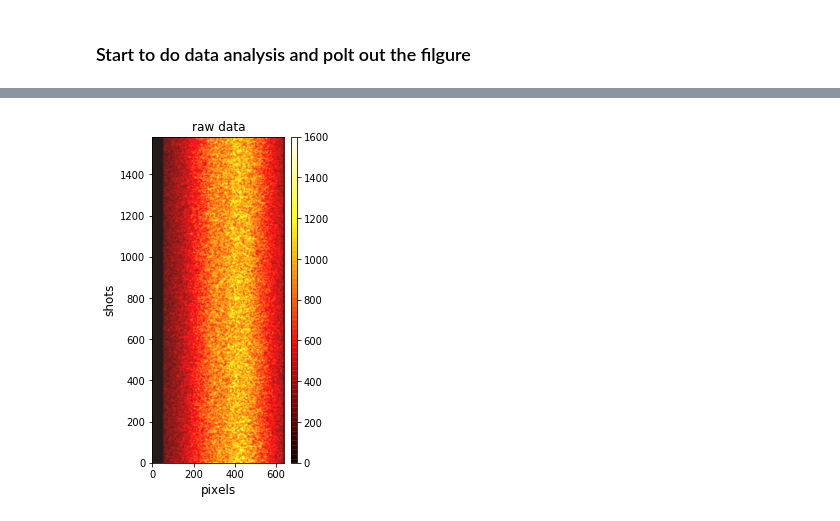
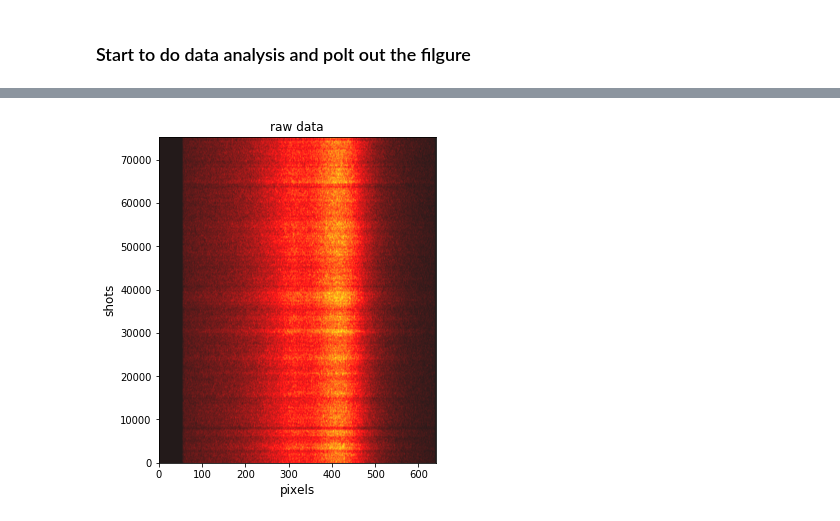
Before and after one commit to Hsin-YiWang/FLASH_POLARIS_2018, a Jupyter notebook: 1_5 Finding Time_zero.ipynb, the cells around one changed output, grey strips where cells are left out. Cells and saved outputs as stored; diff of their text form; code cells hidden in the pictures.

```diff
--- a/1_5 Finding Time_zero.ipynb
+++ b/1_5 Finding Time_zero.ipynb
@@ -36,8 +36,8 @@ import save_2_IGOR_file_05 as sif
 ### Import parameters
 # %%
 files = [1] # file number, we store the data into Time_zero folder
-thr_camera = 20
-Int_time = float (0.1) # interval delay gap, unit = fs
+thr_camera = 30
+Int_time = float (0.2) # interval delay gap, unit = fs
 # %% [markdown]
 ### Start to do data analysis and polt out the filgure
 # %%
@@ -88,39 +88,72 @@ Total_V = np.nan_to_num(Total_V)
 Total_delay = np.array(Total_delay)
 Total_delay = np.nan_to_num(Total_delay)
 
-Total_profile = Total_profile[Total_V>10]
-Total_delay = Total_delay[Total_V>10]
+Total_profile = Total_profile[np.all([Total_V>10, Total_delay!=0], axis = 0)]
+Total_delay = Total_delay[np.all([Total_V>10, Total_delay!=0], axis = 0)]
+
+Delay_start = float(Total_delay.min())
+Delay_end = float(Total_delay.max())
+Binned_delay.append(Delay_start)
+print (Delay_start)
+print(Delay_end)
 ############################################
 # Plot out the 2D map data wothout binning #
 ############################################
 
-plt.figure(figsize=[12,6])
+plt.figure(figsize=[14,6])
 ax = plt.subplot(1,1,1)
-plt.imshow(Total_profile,vmin=0,vmax=1600, origin='lower', interpolation='bicubic',cmap='hot',alpha = 0.9)
+plt.imshow(Total_profile,vmin=0,vmax=200, origin='lower', interpolation='bicubic',cmap='hot',alpha = 0.9)
 plt.xlabel('pixels',size=12)
 plt.ylabel('shots',size=12)
 plt.title('raw data')
 plt.xlim(0,640)
-divider = make_axes_locatable(ax)
-cax = divider.append_axes("right", size="4%", pad=0.1)
-plt.colorbar(cax=cax)
-ax.set_aspect(aspect=1)
+#divider = make_axes_locatable(ax)
+#cax = divider.append_axes("right", size="4%", pad=0.1)
+#plt.colorbar(cax=cax)
+ax.set_aspect(aspect=0.01)
+plt.show()
+
+Spectrum = np.sum(Total_profile,axis = 0)
+E_scale = np.arange(Spectrum.shape[0])
+plt.figure(figsize=[9,6])
+plt.plot(E_scale,Spectrum,ls = '-',linewidth ='3', c='black', alpha = 0.9)
+plt.axvline(x=360,ls='--',c='b')
+plt.axvline(x=380,ls='--',c='b')
+plt.axvline(x=398,ls='--',c='r')
+plt.axvline(x=423,ls='--',c='r')
+plt.axvline(x=440,ls='--',c='g')
+plt.axvline(x=458,ls='--',c='g')
+plt.axvline(x=460,ls='--',c='y')
+plt.axvline(x=500,ls='--',c='y')
+plt.xlabel('pixels',size=12)
+plt.ylabel('Summed Intensity',size=12)
+plt.title('Summed raw data')
+plt.xlim(0,640)
 plt.show()
 
 ###########################################################
 # Start to bin the data into desired delay time intervals #
 ###########################################################
-Delay_start = Total_delay[0]
-Delay_end = Total_delay[-1]
-Binned_delay.append(Delay_start)
-
+Sum_0 = []
+Sum_1 = []
+Sum_2 = []
+Sum_3 = []
 d = 0
-while Delay_start + d*Int_time < Delay_end:
+while (Delay_start + d*Int_time) < (Delay_end):
     mask = np.all([Total_delay >= (Delay_start + d*Int_time), Total_delay < (Delay_start + (d+1)*Int_time)], axis = 0)
     Int_Binned_profile = np.average(Total_profile[mask], axis = 0)
+    Int_Binned_profile /= float(np.sum(Int_Binned_profile))
     Binned_profile.append(Int_Binned_profile)
     Binned_delay_mean = float(np.mean(Total_delay[mask]))
     Binned_delay.append(Binned_delay_mean)
+    Sum_region_profile0 =float(np.sum (Int_Binned_profile[360:380]))
+    Sum_region_profile1 =float(np.sum (Int_Binned_profile[398:423]))
+    Sum_region_profile2 =float(np.sum (Int_Binned_profile[440:458]))
+    Sum_region_profile3 =float(np.sum (Int_Binned_profile[460:500]))
+    Sum_0.append(Sum_region_profile0)
+    Sum_1.append(Sum_region_profile1)
+    Sum_2.append(Sum_region_profile2)
+    Sum_3.append(Sum_region_profile3)
     d = d + 1
 
 Binned_profile = np.array(Binned_profile)
@@ -136,10 +169,24 @@ z =Binned_profile
 plt.figure(figsize=[12,6])
 ax = plt.subplot(1,1,1)
 plt.pcolor(x,y,z, vmax = z.max(), cmap = 'hot')
-plt.xlabel('pixels',size=12)
-plt.ylabel('delay stage position',size=12)
-plt.title('binned data')
+plt.xlabel('pixels',size=14)
+plt.ylabel('delay stage position (ps)',size=14)
+plt.title('binned data', size = 16)
 plt.colorbar()
-ax.set_aspect(aspect=1.5)
+ax.set_aspect(aspect=40)
 plt.show()
+
+Time = Binned_delay[1:]
+plt.figure(figsize=[8,6])
+plt.plot(Time,Sum_0,'o-',linewidth ='2', c='b', label = '360-380')
+plt.plot(Time,Sum_1,'o-',linewidth ='2', c='red', label = '398-423')
+plt.plot(Time,Sum_2,'o-',linewidth ='2', c='g', label = '440-458')
+plt.plot(Time,Sum_3,'o-',linewidth ='2', c='y', label = '460-500')
+plt.xlabel('Time (ps)',size=14)
+plt.ylabel('Normalized intensity',size=14)
+plt.title('Selected region vs. Time', size = 16)
+plt.grid(True)
+plt.legend(frameon=False,loc='best', prop={'size': 12})
+plt.tight_layout()
+plt.show()
 # %% [output]
@@ -147 +210 @@ plt.show()
-[figure, old version]
+[figure, new version]
```
Also changed, not shown: parts of 1 cell of this notebook.
